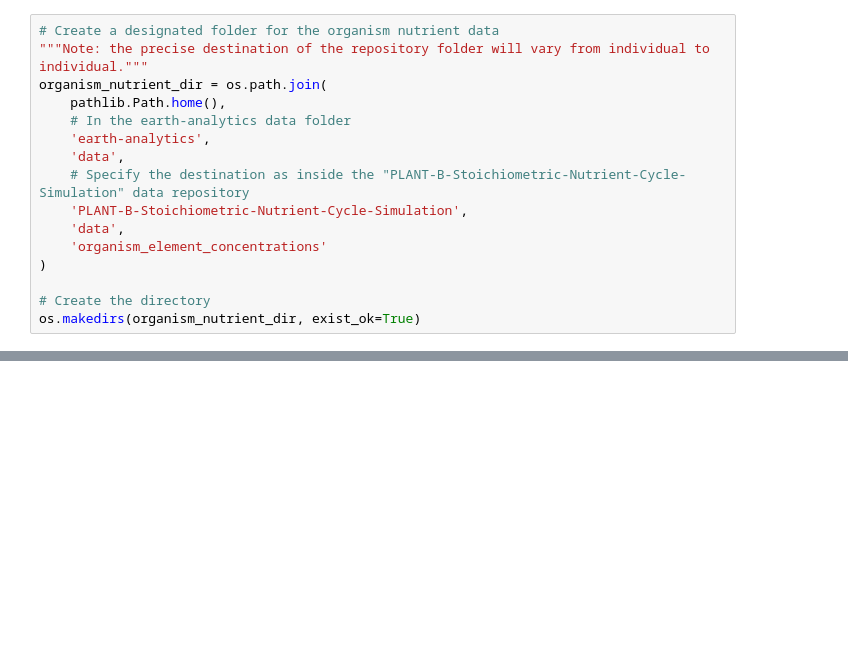
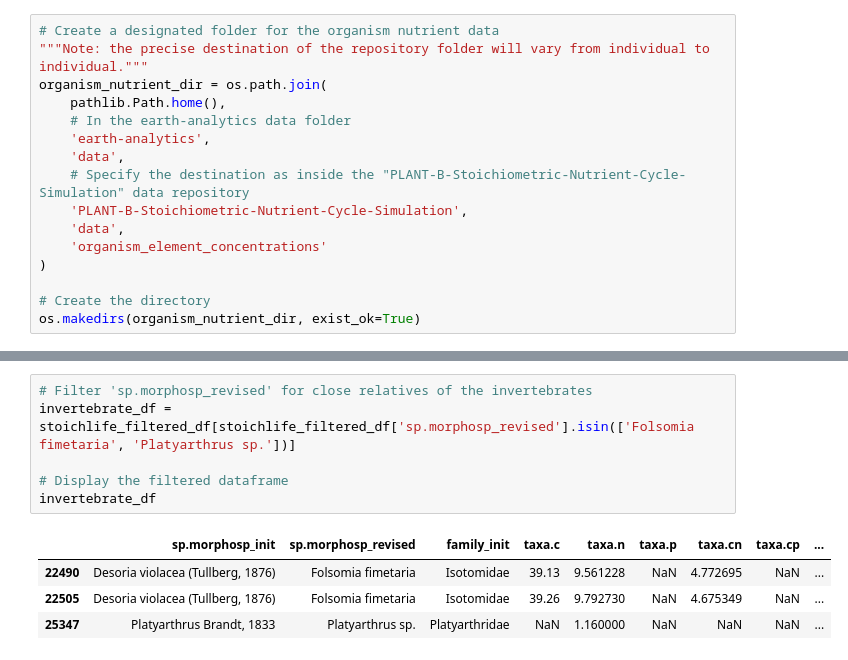
Before and after one commit to TheSpringInstitute/PLANT-B-Stoichiometric-Nutrient-Cycle-Simulation, a Jupyter notebook: notebooks/part-2-organism-element-concentrations.ipynb, the cells around one changed output, grey strips where cells are left out. Cells and saved outputs as stored; diff of their text form; blank space fills up the shorter version.

```diff
--- a/notebooks/part-2-organism-element-concentrations.ipynb
+++ b/notebooks/part-2-organism-element-concentrations.ipynb
@@ -73,0 +136,11 @@ def download_stoichlife(
+# %%
+# Filter 'sp.morphosp_revised' for close relatives of the invertebrates
+invertebrate_df = stoichlife_filtered_df[stoichlife_filtered_df['sp.morphosp_revised'].isin(['Folsomia fimetaria', 'Platyarthrus sp.'])]
+
+# Display the filtered dataframe
+invertebrate_df
+# %% [output]
+|  | sp.morphosp_init | sp.morphosp_revised | family_init | taxa.c | taxa.n | taxa.p | taxa.cn | taxa.cp | ... |
+| 22490 | Desoria violacea (Tullberg, 1876) | Folsomia fimetaria | Isotomidae | 39.13 | 9.561228 | NaN | 4.772695 | NaN | ... |
+| 22505 | Desoria violacea (Tullberg, 1876) | Folsomia fimetaria | Isotomidae | 39.26 | 9.792730 | NaN | 4.675349 | NaN | ... |
+| 25347 | Platyarthrus Brandt, 1833 | Platyarthrus sp. | Platyarthridae | NaN | 1.160000 | NaN | NaN | NaN | ... |
```
Also changed, not shown: parts of 6 cells of this notebook.
